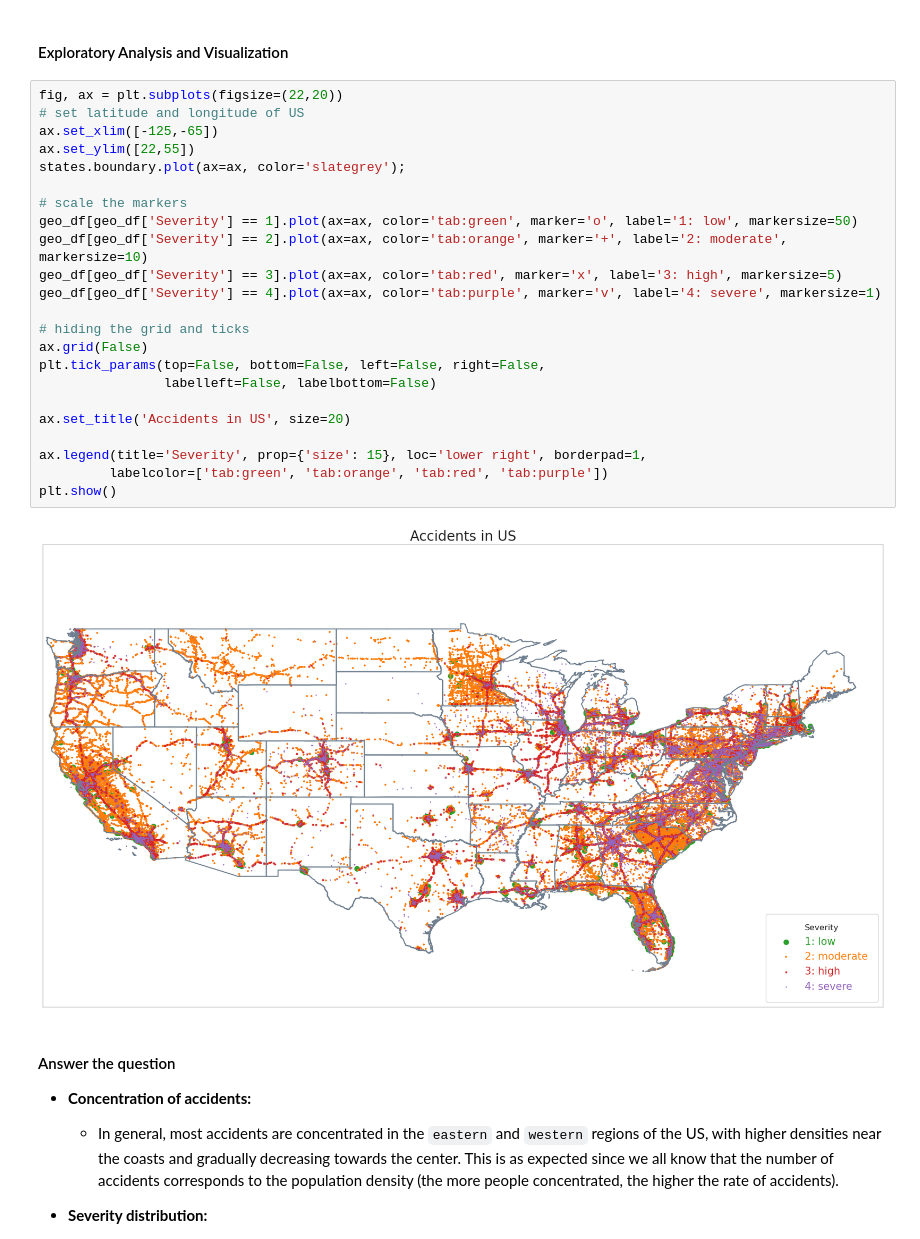
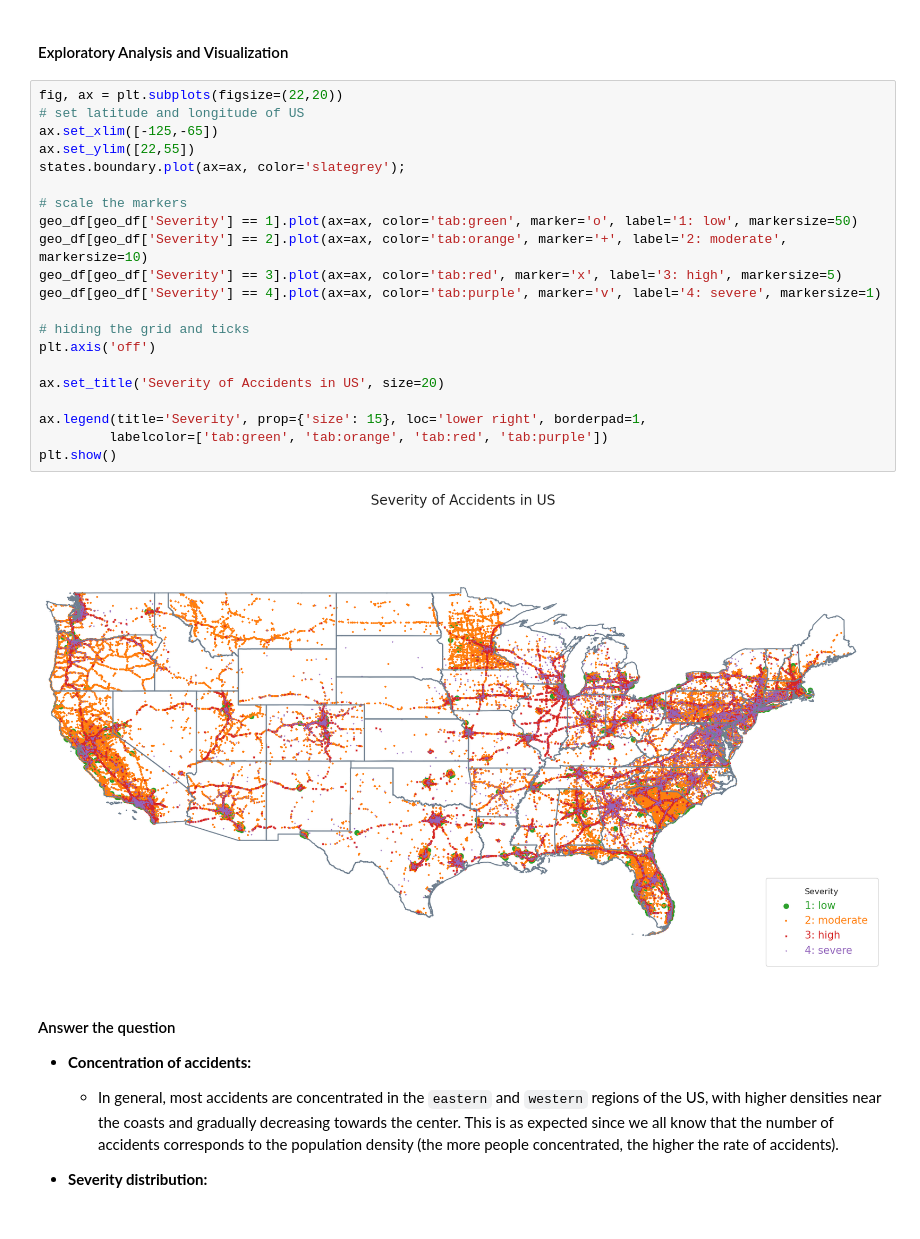
Before and after one commit to knightstark7/FinalProject-P4DS, a Jupyter notebook: USAccident.ipynb, the cells around one changed output. Cells and saved outputs as stored; diff of their text form.

```diff
--- a/USAccident.ipynb
+++ b/USAccident.ipynb
@@ -785,28 +804,26 @@ geo_df = gpd.GeoDataFrame(df, geometry=geometry)
 # %%
 fig, ax = plt.subplots(figsize=(22,20))
 # set latitude and longitude of US
 ax.set_xlim([-125,-65])
 ax.set_ylim([22,55])
 states.boundary.plot(ax=ax, color='slategrey');
 
 # scale the markers
 geo_df[geo_df['Severity'] == 1].plot(ax=ax, color='tab:green', marker='o', label='1: low', markersize=50)
 geo_df[geo_df['Severity'] == 2].plot(ax=ax, color='tab:orange', marker='+', label='2: moderate', markersize=10)
 geo_df[geo_df['Severity'] == 3].plot(ax=ax, color='tab:red', marker='x', label='3: high', markersize=5)
 geo_df[geo_df['Severity'] == 4].plot(ax=ax, color='tab:purple', marker='v', label='4: severe', markersize=1)
 
 # hiding the grid and ticks
-ax.grid(False)
-plt.tick_params(top=False, bottom=False, left=False, right=False,
-                labelleft=False, labelbottom=False)
+plt.axis('off')
 
-ax.set_title('Accidents in US', size=20)
+ax.set_title('Severity of Accidents in US', size=20)
 
 ax.legend(title='Severity', prop={'size': 15}, loc='lower right', borderpad=1,
          labelcolor=['tab:green', 'tab:orange', 'tab:red', 'tab:purple'])
 plt.show()
 # %% [output]
-[figure, old version]
+[figure, new version]
 # %% [markdown]
 #### Answer the question
 
```
Also changed, not shown: parts of 12 cells of this notebook.
